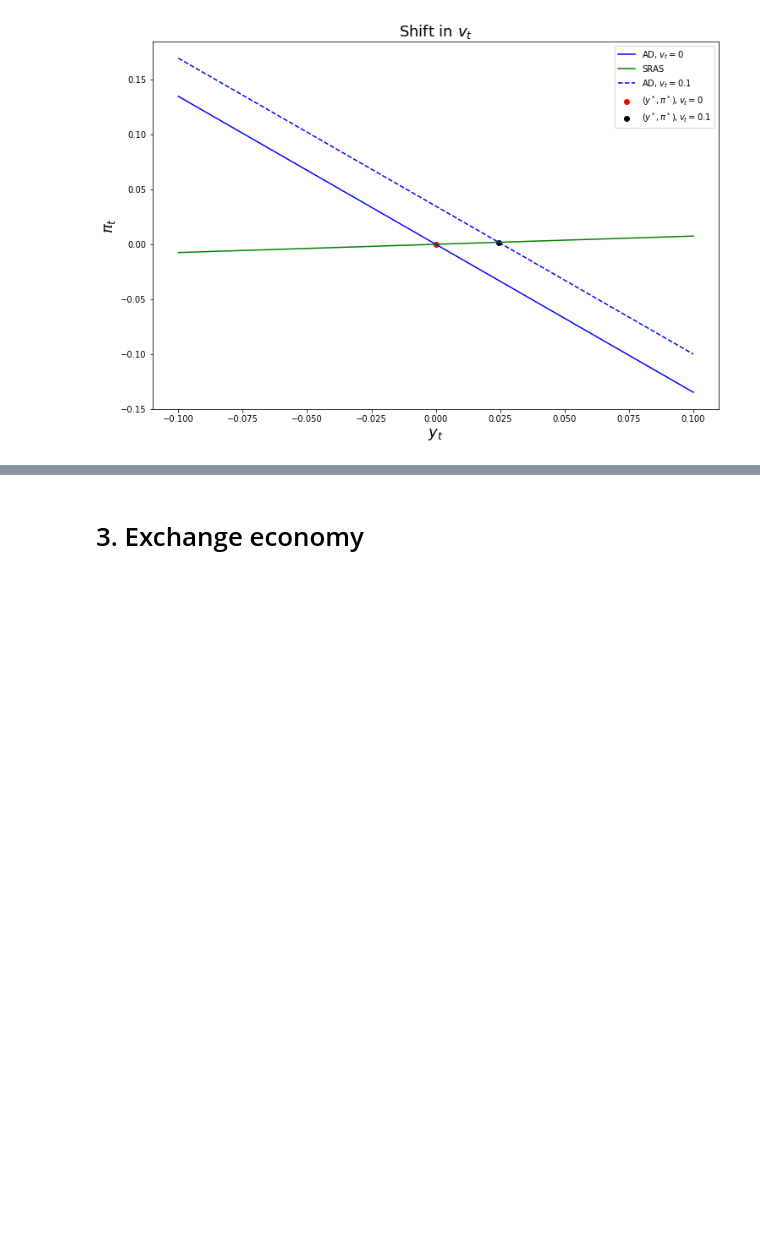
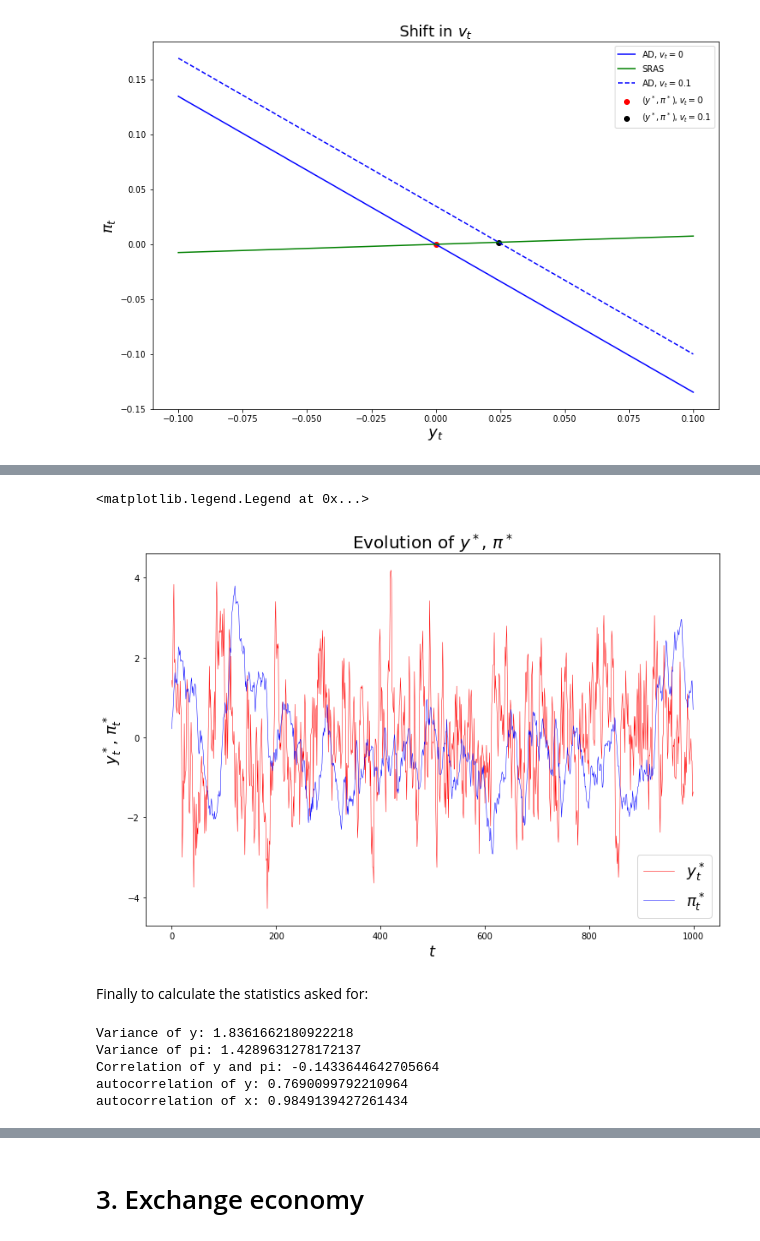
Before and after one commit to NumEconCopenhagen/projects-2019-remove-argv-0, a Jupyter notebook: examproject/exam_2019_kristian.ipynb, the cells around one changed output, grey strips where cells are left out. Drawn from its saved outputs; the diff is of its cells as text; code cells hidden in the pictures; blank space fills up the shorter version.

```diff
--- a/examproject/exam_2019_kristian.ipynb
+++ b/examproject/exam_2019_kristian.ipynb
@@ -535,0 +619,60 @@ plt.show()
+# %%
+np.random.seed(0)
+XX = np.random.normal(0, par['sigma_x'], size = 1000)
+CC = np.random.normal(0, par['sigma_c'], size = 1000)
+
+yy2, pipi2 = run_model(X = XX,
+                     C = CC,
+                     y = 0,
+                     pi = 0,
+                     s = 0,
+                     v = 0,
+                     n_steps = 1000)
+
+
+fig, ax = plt.subplots(figsize = (12,8))
+
+ax.plot(yy2, color = 'red', label= '$y^*_t$', linewidth=0.5)
+ax.plot(pipi2, color = 'blue', label = '$\pi^*_t$', linewidth = 0.5)
+
+ax.set_xlabel('$t$', fontsize = 18)
+ax.set_ylabel('$y^*_t$, $\pi^*_t$', fontsize = 18)
+ax.set_title("Evolution of $y^*$, $\pi^*$", fontsize = 20)
+ax.legend(fontsize = 18)
+# %% [output]
+<matplotlib.legend.Legend at 0x...>
+[figure, added]
+# %% [markdown]
+Finally to calculate the statistics asked for:
+# %%
+def calculate_statistics(y_vec, pi_vec):
+    y_var = y_vec.var()
+    pi_var = pi_vec.var()
+    y_pi_corr = np.corrcoef(y_vec, pi_vec)[0,1]
+    autocorr_y = np.corrcoef(y_vec[1:], y_vec[:-1])[0,1]
+    autocorr_pi = np.corrcoef(pi_vec[1:], pi_vec[:-1])[0,1]
+
+    return y_var, pi_var, y_pi_corr, autocorr_y, autocorr_pi
+
+
+yv, piv, ypic, acy, acpi = calculate_statistics(yy2, pipi2)
+
+print("""
+Variance of y: {yvar}
+Variance of pi: {pivar}
+Correlation of y and pi: {ypicorr}
+autocorrelation of y: {autocorry}
+autocorrelation of x: {autocorrpi}
+""".format(yvar = yv,
+          pivar = piv,
+          ypicorr = ypic,
+          autocorry = acy,
+          autocorrpi = acpi
+          )
+     )
+# %% [output]
+Variance of y: 1.8361662180922218
+Variance of pi: 1.4289631278172137
+Correlation of y and pi: -0.1433644642705664
+autocorrelation of y: 0.7690099792210964
+autocorrelation of x: 0.9849139427261434
```
Also changed, not shown: parts of 10 cells of this notebook.
